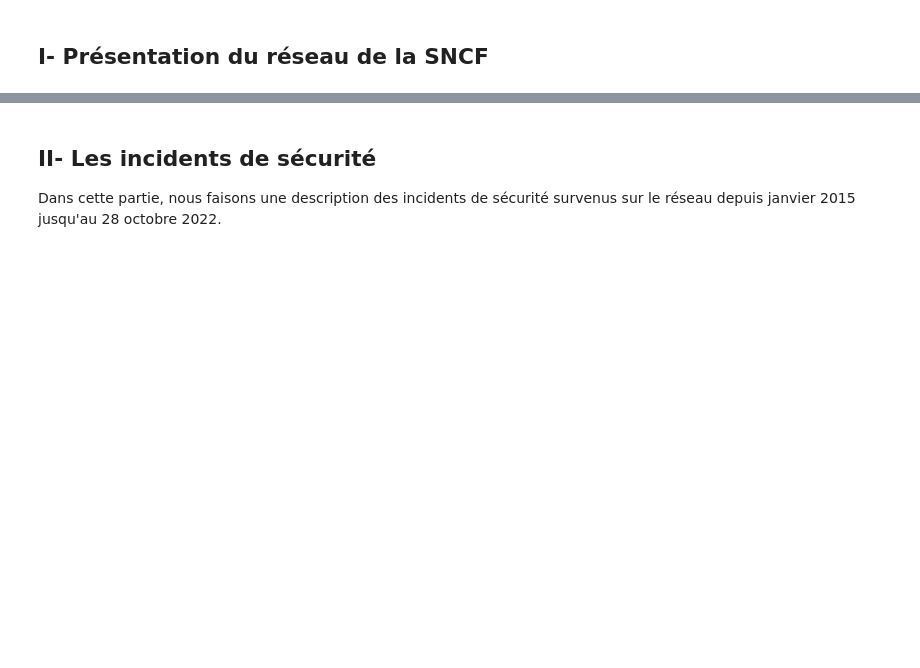
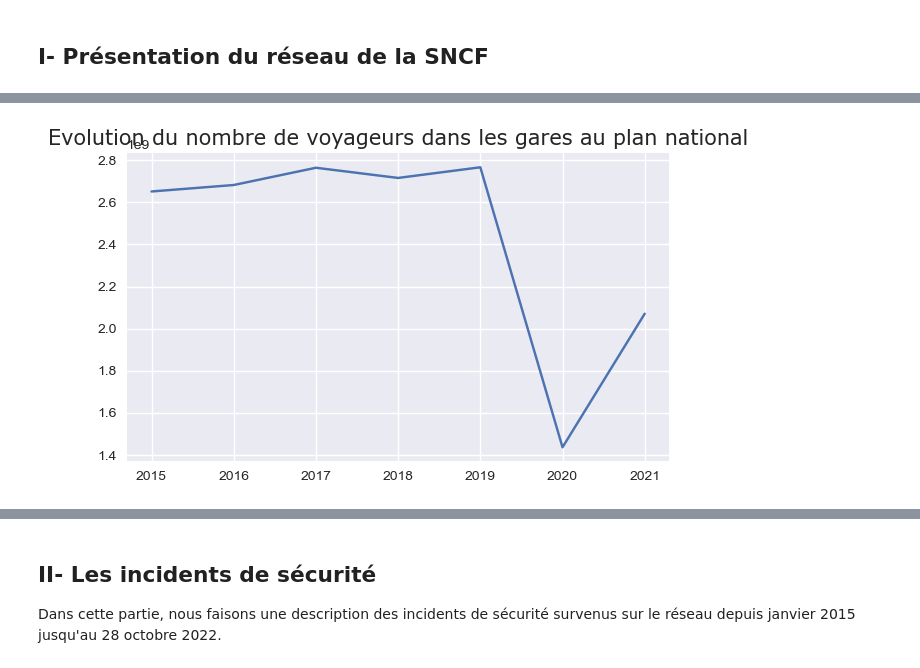
Before and after one commit to gbiaou/Projet_Python_SNCF, a Jupyter notebook: rendu_final.ipynb, the cells around one changed output, grey strips where cells are left out. Saved outputs shown, nothing was run; the diff lists cells and outputs as text; code cells hidden in the pictures; blank space fills up the shorter version.

```diff
--- a/rendu_final.ipynb
+++ b/rendu_final.ipynb
@@ -21,0 +81,4 @@ nb1=nbformat.read('presentation-reseau-sncf.ipynb', as_version= nbformat.NO_CONV
+# %%
+exec(nb.cells[24].source, globals())
+# %% [output]
+[figure, added]
```
Also changed, not shown: parts of 35 cells of this notebook.
